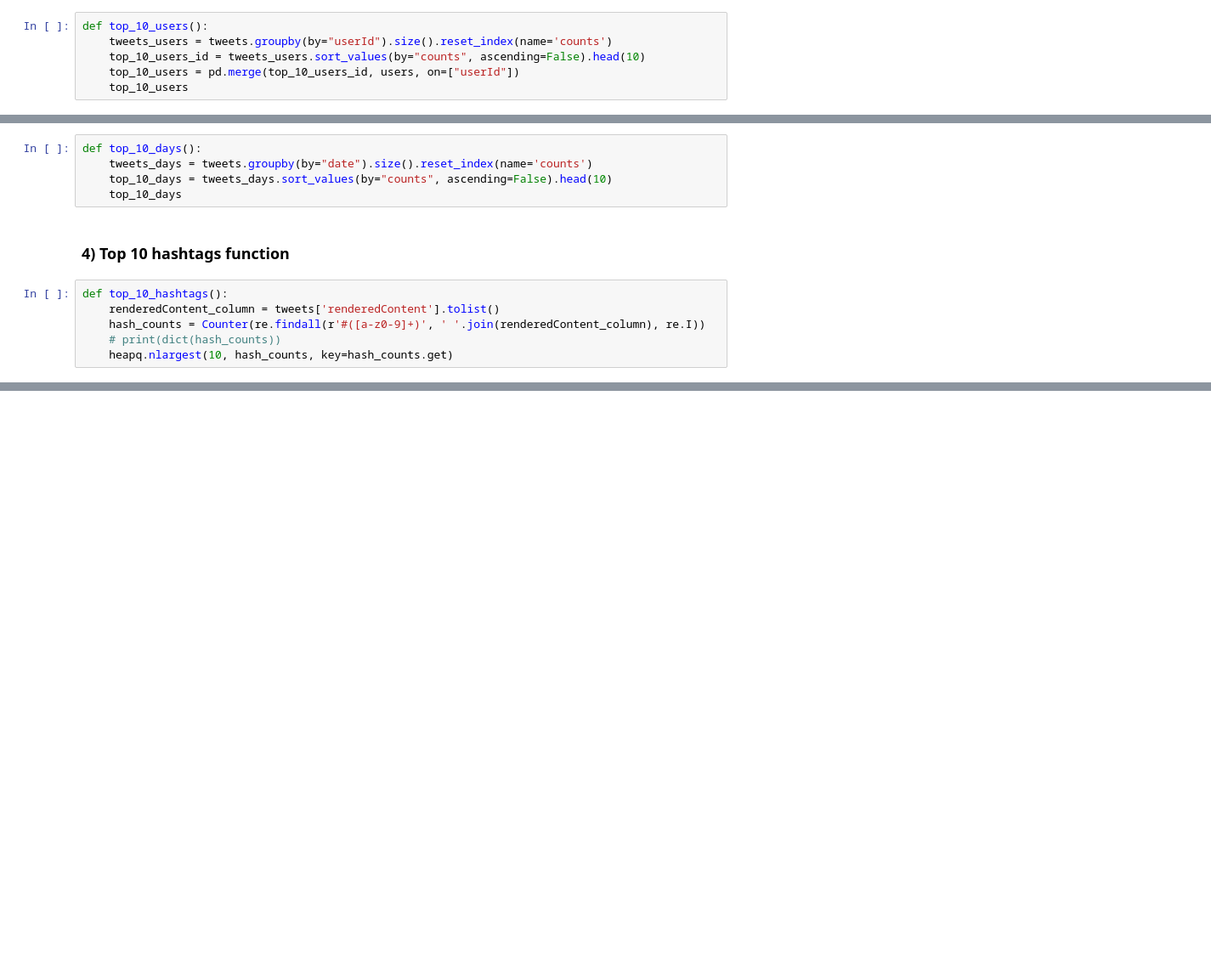
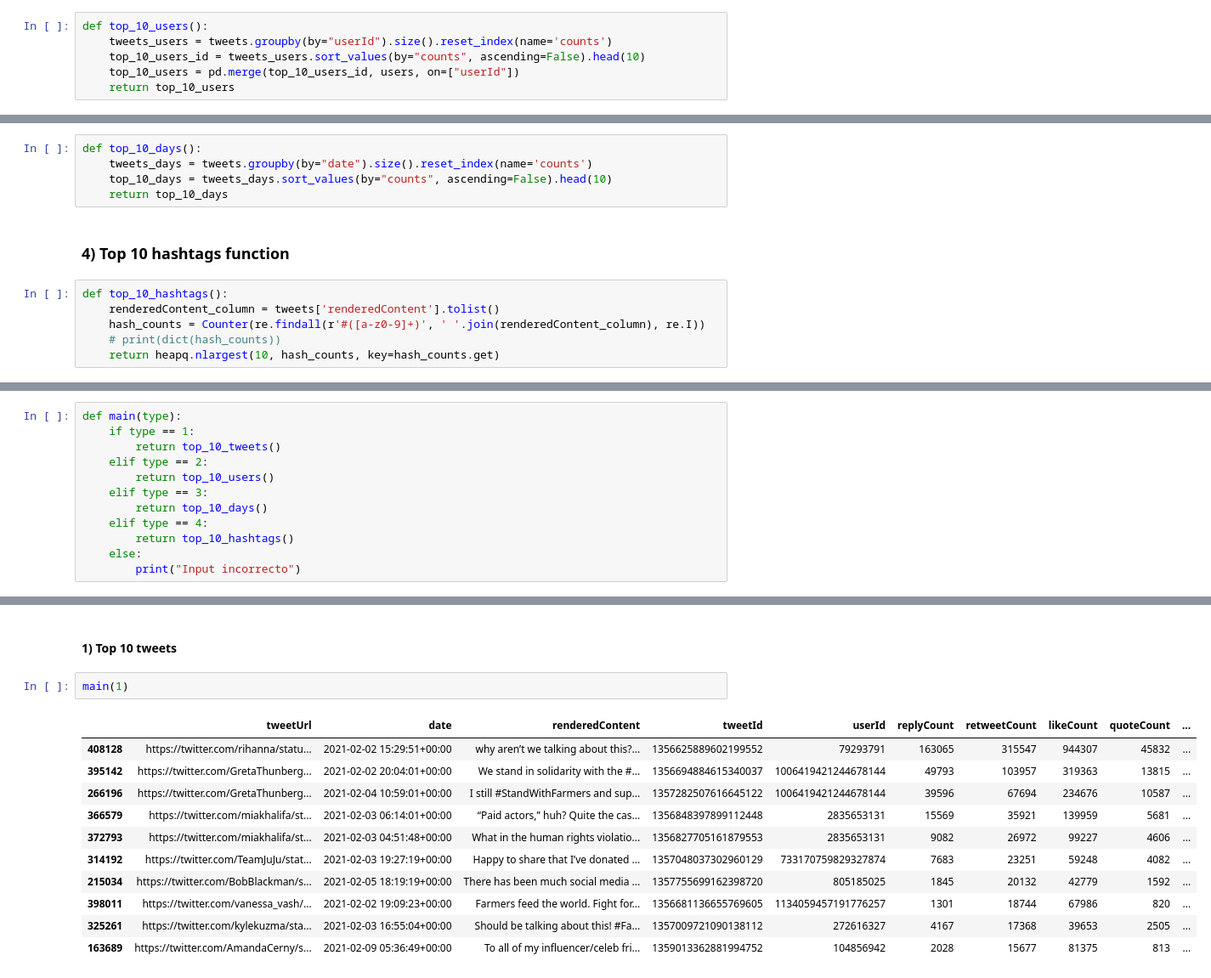
Before and after one commit to TamaraErdmann/EVDiagnosticoGIT, a Jupyter notebook: clean-raw-json-tweets-data.ipynb, the cells around one changed output, grey strips where cells are left out. Shown at 85% size. Cells and saved outputs as stored; diff of their text form; blank space fills up the shorter version.

Commit message:
main function

```diff
--- a/clean-raw-json-tweets-data.ipynb
+++ b/clean-raw-json-tweets-data.ipynb
@@ -117,14 +117,14 @@ def top_10_users():
     tweets_users = tweets.groupby(by="userId").size().reset_index(name='counts')
     top_10_users_id = tweets_users.sort_values(by="counts", ascending=False).head(10)
     top_10_users = pd.merge(top_10_users_id, users, on=["userId"])
-    top_10_users
+    return top_10_users
 # %% [markdown]
 ### 3) Top 10 days function
 # %%
 def top_10_days():
     tweets_days = tweets.groupby(by="date").size().reset_index(name='counts')
     top_10_days = tweets_days.sort_values(by="counts", ascending=False).head(10)
-    top_10_days
+    return top_10_days
 # %% [markdown]
 ### 4) Top 10 hashtags function
 # %%
@@ -132,4 +132,4 @@ def top_10_hashtags():
     renderedContent_column = tweets['renderedContent'].tolist()
     hash_counts = Counter(re.findall(r'#([a-z0-9]+)', ' '.join(renderedContent_column), re.I))
     # print(dict(hash_counts))
-    heapq.nlargest(10, hash_counts, key=hash_counts.get)
+    return heapq.nlargest(10, hash_counts, key=hash_counts.get)
@@ -135,0 +138,12 @@ def top_10_hashtags():
+# %%
+def main(type):
+    if type == 1:
+        return top_10_tweets()
+    elif type == 2:
+        return top_10_users()
+    elif type == 3:
+        return top_10_days()
+    elif type == 4:
+        return top_10_hashtags()
+    else:
+        print("Input incorrecto")
@@ -135,0 +152,16 @@ def top_10_hashtags():
+# %% [markdown]
+#### 1) Top 10 tweets
+# %%
+main(1)
+# %% [output]
+|  | tweetUrl | date | renderedContent | tweetId | userId | replyCount | retweetCount | likeCount | quoteCount | ... |
+| 408128 | https://twitter.com/rihanna/statu... | 2021-02-02 15:29:51+00:00 | why aren’t we talking about this?... | 1356625889602199552 | 79293791 | 163065 | 315547 | 944307 | 45832 | ... |
+| 395142 | https://twitter.com/GretaThunberg... | 2021-02-02 20:04:01+00:00 | We stand in solidarity with the #... | 1356694884615340037 | 1006419421244678144 | 49793 | 103957 | 319363 | 13815 | ... |
+| 266196 | https://twitter.com/GretaThunberg... | 2021-02-04 10:59:01+00:00 | I still #StandWithFarmers and sup... | 1357282507616645122 | 1006419421244678144 | 39596 | 67694 | 234676 | 10587 | ... |
+| 366579 | https://twitter.com/miakhalifa/st... | 2021-02-03 06:14:01+00:00 | “Paid actors,” huh? Quite the cas... | 1356848397899112448 | 2835653131 | 15569 | 35921 | 139959 | 5681 | ... |
+| 372793 | https://twitter.com/miakhalifa/st... | 2021-02-03 04:51:48+00:00 | What in the human rights violatio... | 1356827705161879553 | 2835653131 | 9082 | 26972 | 99227 | 4606 | ... |
+| 314192 | https://twitter.com/TeamJuJu/stat... | 2021-02-03 19:27:19+00:00 | Happy to share that I’ve donated ... | 1357048037302960129 | 733170759829327874 | 7683 | 23251 | 59248 | 4082 | ... |
+| 215034 | https://twitter.com/BobBlackman/s... | 2021-02-05 18:19:19+00:00 | There has been much social media ... | 1357755699162398720 | 805185025 | 1845 | 20132 | 42779 | 1592 | ... |
+| 398011 | https://twitter.com/vanessa_vash/... | 2021-02-02 19:09:23+00:00 | Farmers feed the world. Fight for... | 1356681136655769605 | 1134059457191776257 | 1301 | 18744 | 67986 | 820 | ... |
+| 325261 | https://twitter.com/kylekuzma/sta... | 2021-02-03 16:55:04+00:00 | Should be talking about this! #Fa... | 1357009721090138112 | 272616327 | 4167 | 17368 | 39653 | 2505 | ... |
+| 163689 | https://twitter.com/AmandaCerny/s... | 2021-02-09 05:36:49+00:00 | To all of my influencer/celeb fri... | 1359013362881994752 | 104856942 | 2028 | 15677 | 81375 | 813 | ... |
```
Also changed, not shown: parts of 9 cells of this notebook.
